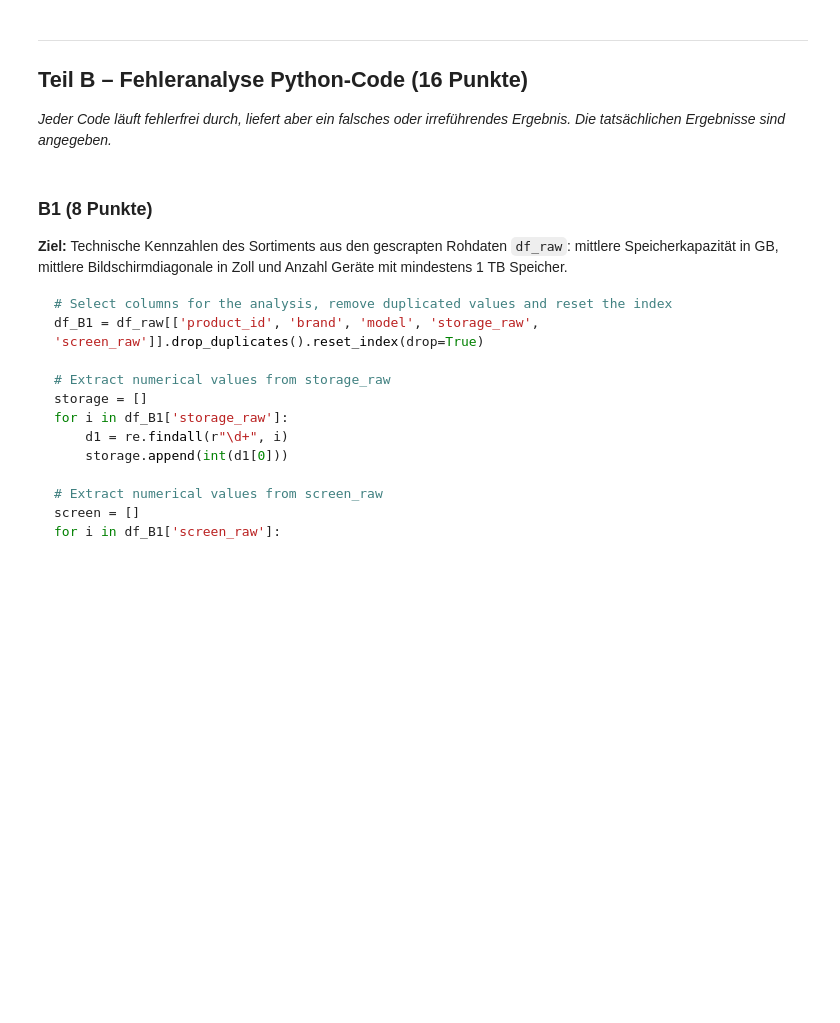
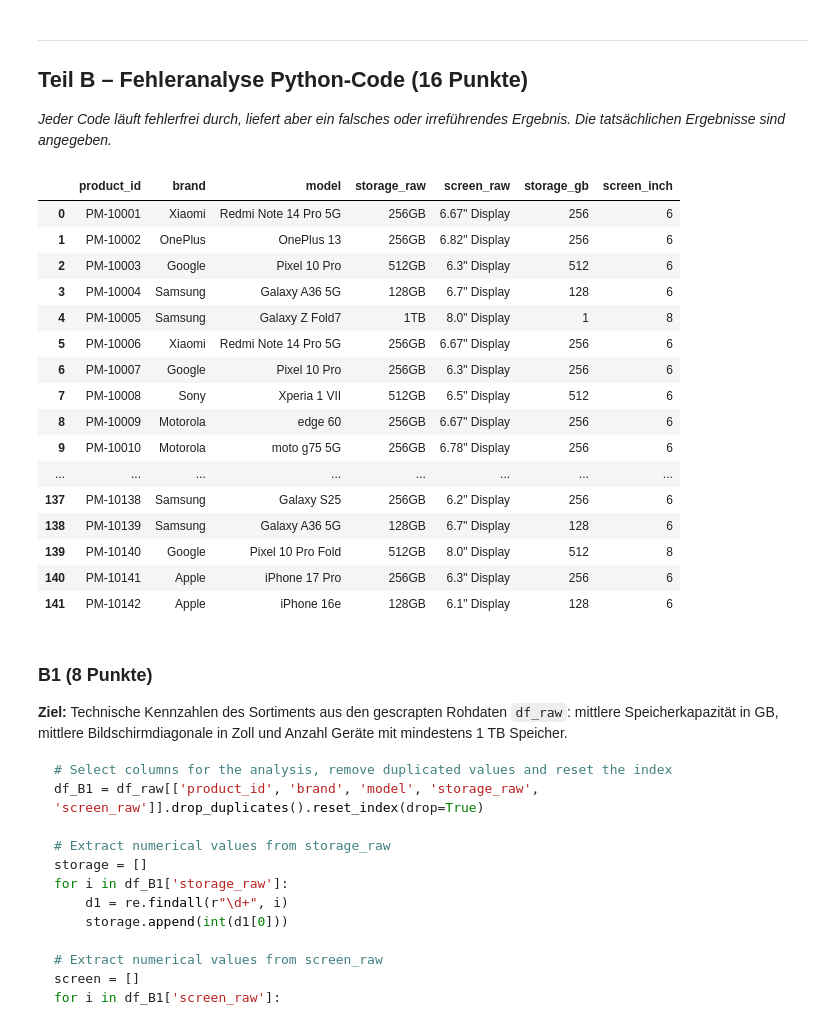
Before and after one commit to zman-ch/DS_HS2026_LNW, a Jupyter notebook: DS_HS2026_LNW_I_Examples/AP05/AP05_Datenbeschaffung_Aufbereitung_EDA.ipynb, the cells around one changed output. Saved outputs shown, nothing was run; the diff lists cells and outputs as text; code cells hidden in the pictures; blank space fills up the shorter version.

```diff
--- a/DS_HS2026_LNW_I_Examples/AP05/AP05_Datenbeschaffung_Aufbereitung_EDA.ipynb
+++ b/DS_HS2026_LNW_I_Examples/AP05/AP05_Datenbeschaffung_Aufbereitung_EDA.ipynb
@@ -194,6 +232,30 @@ b) Warum ist Min-Max-Scaling für `price_chf` problematisch? Nennen Sie eine gee
 ## Teil B – Fehleranalyse Python-Code (16 Punkte)
 
 *Jeder Code läuft fehlerfrei durch, liefert aber ein falsches oder irreführendes Ergebnis. Die tatsächlichen Ergebnisse sind angegeben.*
+# %%
+df_clean = pd.read_csv('/Users/m/projects/DS_HS2026_LNW/DS_HS2026_LNW_I_Examples/AP05/smartphones_clean.csv', sep=',', encoding='utf-8', # 'latin-1' if umlauts broken
+ decimal='.', thousands="'", na_values=['', 'n/a'])
+
+from IPython.display import HTML # whole df in a scrollable box
+HTML(f'<div style="max-height:400px; overflow:auto">{df_B1.to_html()}</div>')
+# %% [output]
+|  | product_id | brand | model | storage_raw | screen_raw | storage_gb | screen_inch |
+| 0 | PM-10001 | Xiaomi | Redmi Note 14 Pro 5G | 256GB | 6.67" Display | 256 | 6 |
+| 1 | PM-10002 | OnePlus | OnePlus 13 | 256GB | 6.82" Display | 256 | 6 |
+| 2 | PM-10003 | Google | Pixel 10 Pro | 512GB | 6.3" Display | 512 | 6 |
+| 3 | PM-10004 | Samsung | Galaxy A36 5G | 128GB | 6.7" Display | 128 | 6 |
+| 4 | PM-10005 | Samsung | Galaxy Z Fold7 | 1TB | 8.0" Display | 1 | 8 |
+| 5 | PM-10006 | Xiaomi | Redmi Note 14 Pro 5G | 256GB | 6.67" Display | 256 | 6 |
+| 6 | PM-10007 | Google | Pixel 10 Pro | 256GB | 6.3" Display | 256 | 6 |
+| 7 | PM-10008 | Sony | Xperia 1 VII | 512GB | 6.5" Display | 512 | 6 |
+| 8 | PM-10009 | Motorola | edge 60 | 256GB | 6.67" Display | 256 | 6 |
+| 9 | PM-10010 | Motorola | moto g75 5G | 256GB | 6.78" Display | 256 | 6 |
+| ... | ... | ... | ... | ... | ... | ... | ... |
+| 137 | PM-10138 | Samsung | Galaxy S25 | 256GB | 6.2" Display | 256 | 6 |
+| 138 | PM-10139 | Samsung | Galaxy A36 5G | 128GB | 6.7" Display | 128 | 6 |
+| 139 | PM-10140 | Google | Pixel 10 Pro Fold | 512GB | 8.0" Display | 512 | 8 |
+| 140 | PM-10141 | Apple | iPhone 17 Pro | 256GB | 6.3" Display | 256 | 6 |
+| 141 | PM-10142 | Apple | iPhone 16e | 128GB | 6.1" Display | 128 | 6 |
 # %% [markdown]
 ### B1 (8 Punkte)
 
```
Also changed, not shown: parts of 15 cells of this notebook, 4 other files.
